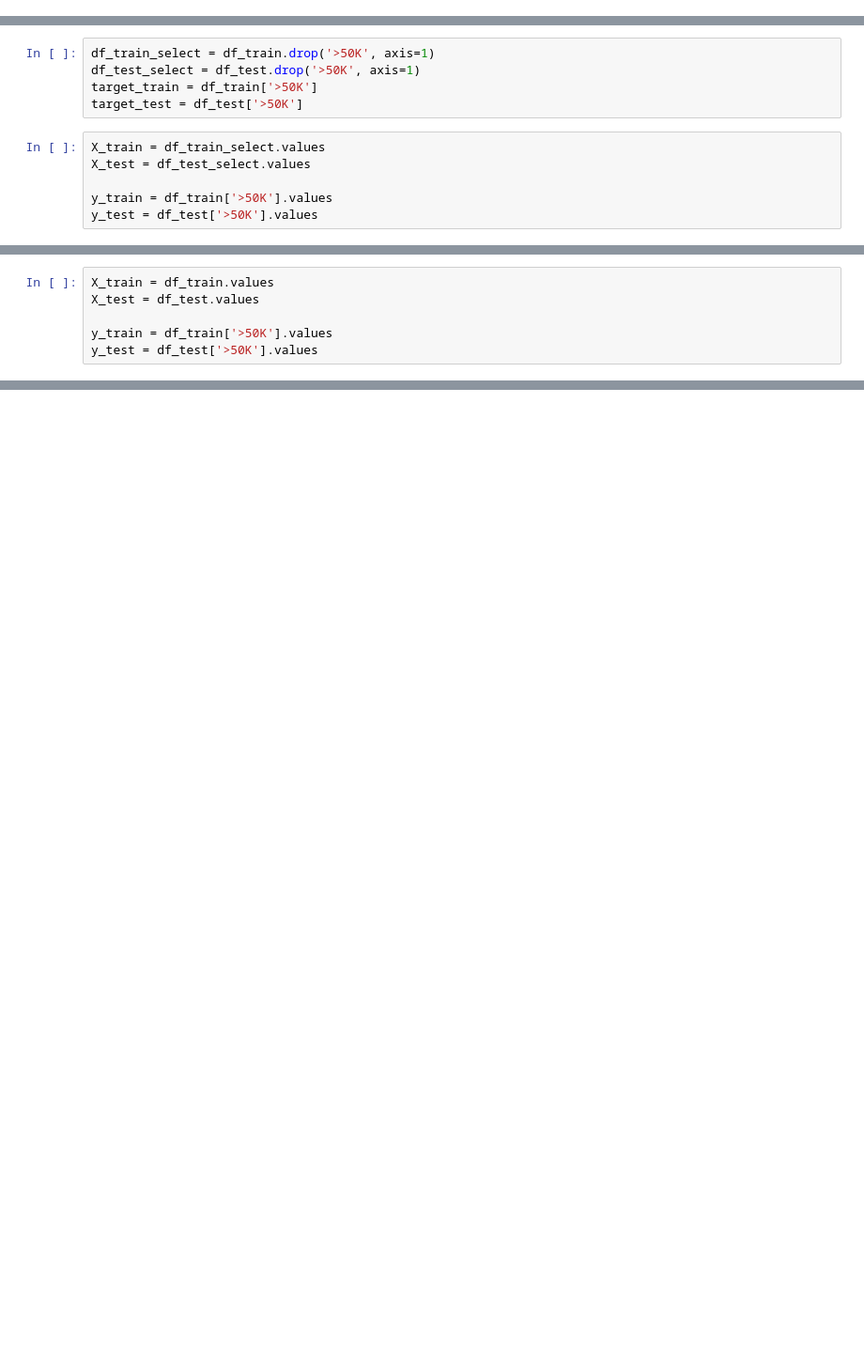
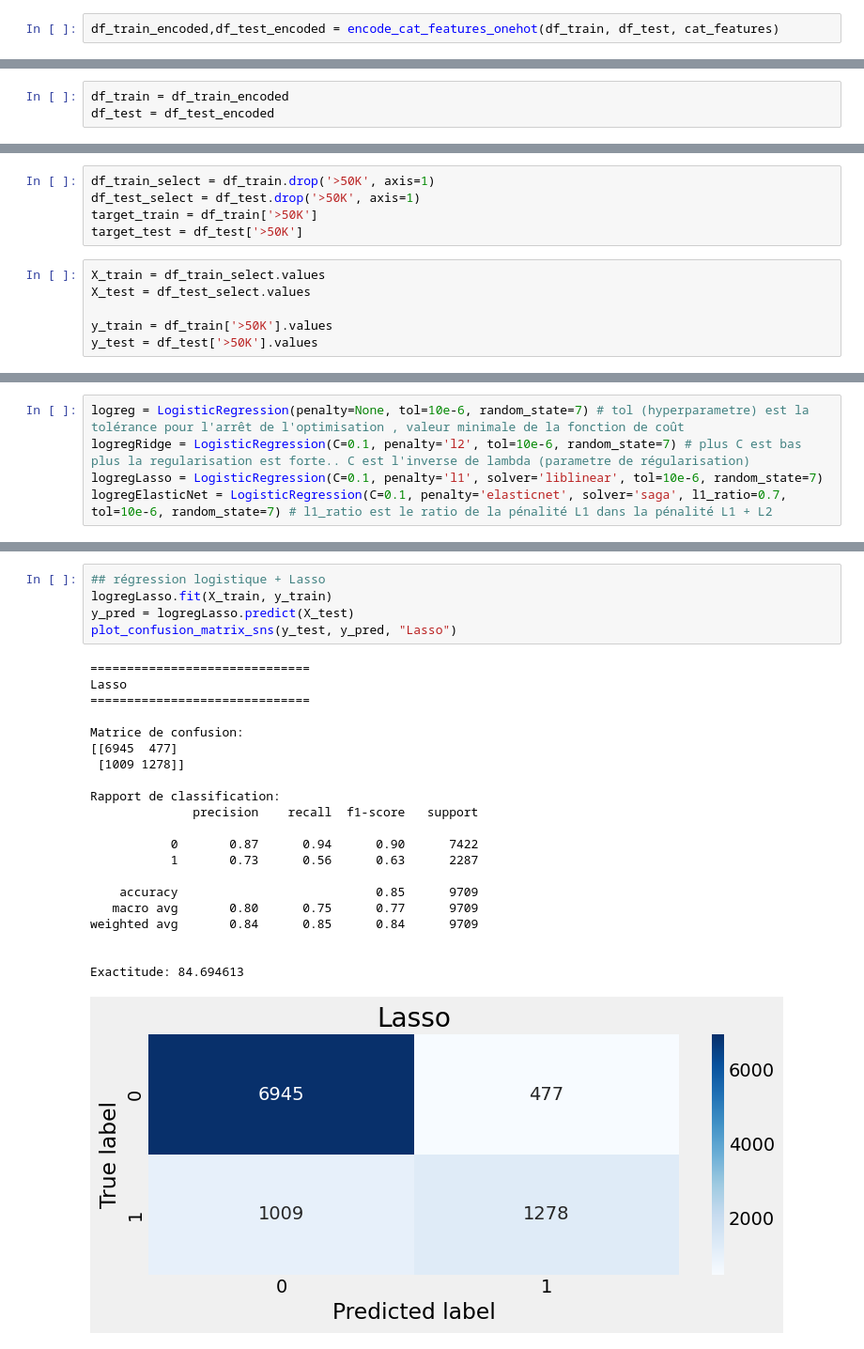
Before and after one commit to jrafei/income-prediction, a Jupyter notebook: notebooks/models_RegLog.ipynb, the cells around one changed output, grey strips where cells are left out. Shown at 94% size. Saved outputs shown, nothing was run; the diff lists cells and outputs as text; blank space fills up the shorter version.

```diff
--- a/notebooks/models_RegLog.ipynb
+++ b/notebooks/models_RegLog.ipynb
@@ -122 +113,3 @@ df_train.head()
+# %%
+df_train_encoded,df_test_encoded = encode_cat_features_onehot(df_train, df_test, cat_features)
 # %%
@@ -124,5 +117,8 @@ df_train.shape
 # %% [output]
 (38835, 65)
+# %%
+df_train = df_train_encoded
+df_test = df_test_encoded
 # %%
 df_test.shape
 # %% [output]
@@ -243,6 +138,0 @@ df_train.shape
-# %%
-X_train = df_train.values
-X_test = df_test.values
-
-y_train = df_train['>50K'].values
-y_test = df_test['>50K'].values
@@ -306,0 +141,5 @@ Exactitude: 100.000000
+# %%
+logreg = LogisticRegression(penalty=None, tol=10e-6, random_state=7) # tol (hyperparametre) est la tolérance pour l'arrêt de l'optimisation , valeur minimale de la fonction de coût
+logregRidge = LogisticRegression(C=0.1, penalty='l2', tol=10e-6, random_state=7) # plus C est bas plus la regularisation est forte.. C est l'inverse de lambda (parametre de régularisation)
+logregLasso = LogisticRegression(C=0.1, penalty='l1', solver='liblinear', tol=10e-6, random_state=7)
+logregElasticNet = LogisticRegression(C=0.1, penalty='elasticnet', solver='saga', l1_ratio=0.7, tol=10e-6, random_state=7) # l1_ratio est le ratio de la pénalité L1 dans la pénalité L1 + L2
@@ -306,0 +189,27 @@ Exactitude: 100.000000
+# %%
+## régression logistique + Lasso
+logregLasso.fit(X_train, y_train)
+y_pred = logregLasso.predict(X_test)
+plot_confusion_matrix_sns(y_test, y_pred, "Lasso")
+# %% [output]
+==============================
+Lasso
+==============================
+
+Matrice de confusion:
+[[6945  477]
+ [1009 1278]]
+
+Rapport de classification:
+              precision    recall  f1-score   support
+
+           0       0.87      0.94      0.90      7422
+           1       0.73      0.56      0.63      2287
+
+    accuracy                           0.85      9709
+   macro avg       0.80      0.75      0.77      9709
+weighted avg       0.84      0.85      0.84      9709
+
+
+Exactitude: 84.694613
+[figure, added]
```
Also changed, not shown: parts of 110 cells of this notebook, 4 other files.
